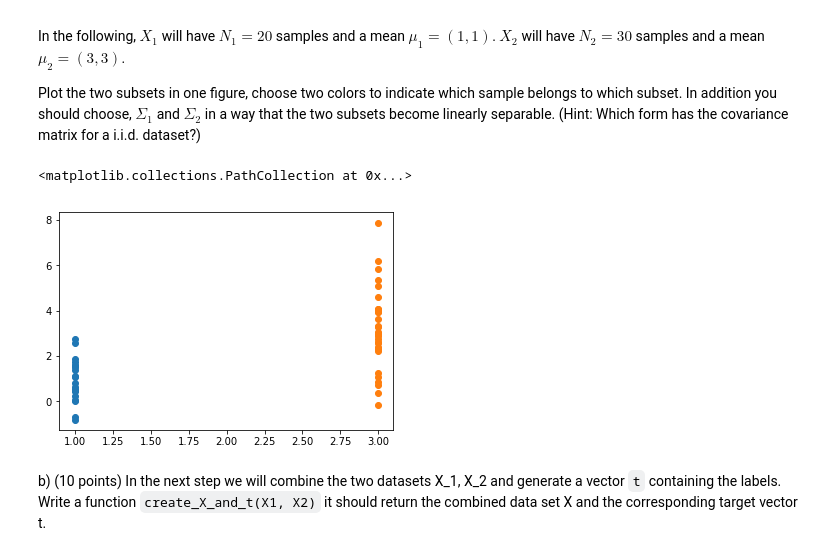
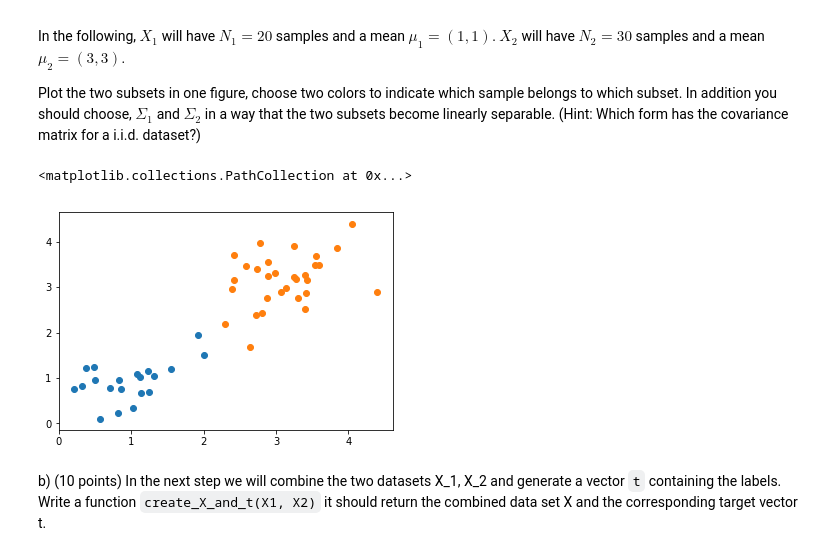
Before and after one commit to sheridavandenbent/ml1_labs, a Jupyter notebook: 10428461_12278327_lab3.ipynb, the cells around one changed output. Cells and saved outputs as stored; diff of their text form; code cells hidden in the pictures.

```diff
--- a/10428461_12278327_lab3.ipynb
+++ b/10428461_12278327_lab3.ipynb
@@ -368,20 +368,22 @@ Plot the two subsets in one figure, choose two colors to indicate which sample b
 # %%
 # YOUR CODE HERE
 N_1 = 20
 N_2 = 30
 mean_1 = np.asarray([1,1])
 mean_2 = np.asarray([3,3])
-Sigma_1 = np.asarray([[0,0],[0,1]])
-Sigma_2 = np.asarray([[0,0],[0,2]])
+Sigma_1 = np.asarray([[0.3, 0.1],
+                      [0.1, 0.3]])
+Sigma_2 = np.asarray([[0.3, 0.1],
+                      [0.1, 0.3] ])
 
 x_train_1 = np.random.multivariate_normal(mean_1, Sigma_1, N_1)
 x_train_2 = np.random.multivariate_normal(mean_2, Sigma_2, N_2)
 
 plt.scatter(*zip(*x_train_1))
 plt.scatter(*zip(*x_train_2))
 # %% [output]
 <matplotlib.collections.PathCollection at 0x...>
-[figure, old version]
+[figure, new version]
 # %% [markdown]
 b) (10 points) In the next step we will combine the two datasets X_1, X_2 and generate a vector `t` containing the labels. Write a function `create_X_and_t(X1, X2)` it should return the combined data set X and the corresponding target vector t.
 # %%
```
Also changed, not shown: parts of 11 cells of this notebook.
